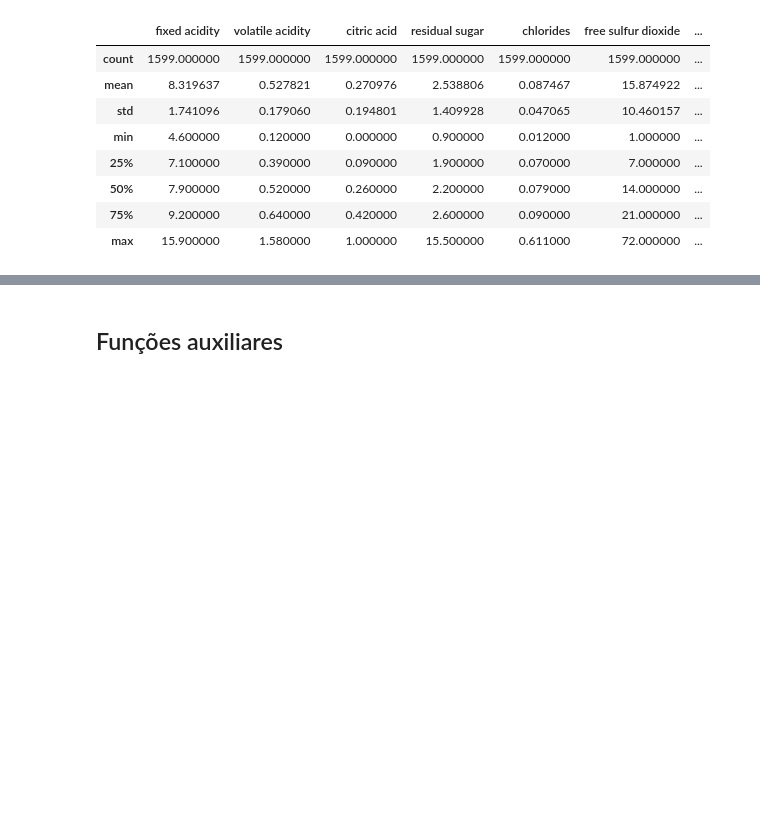
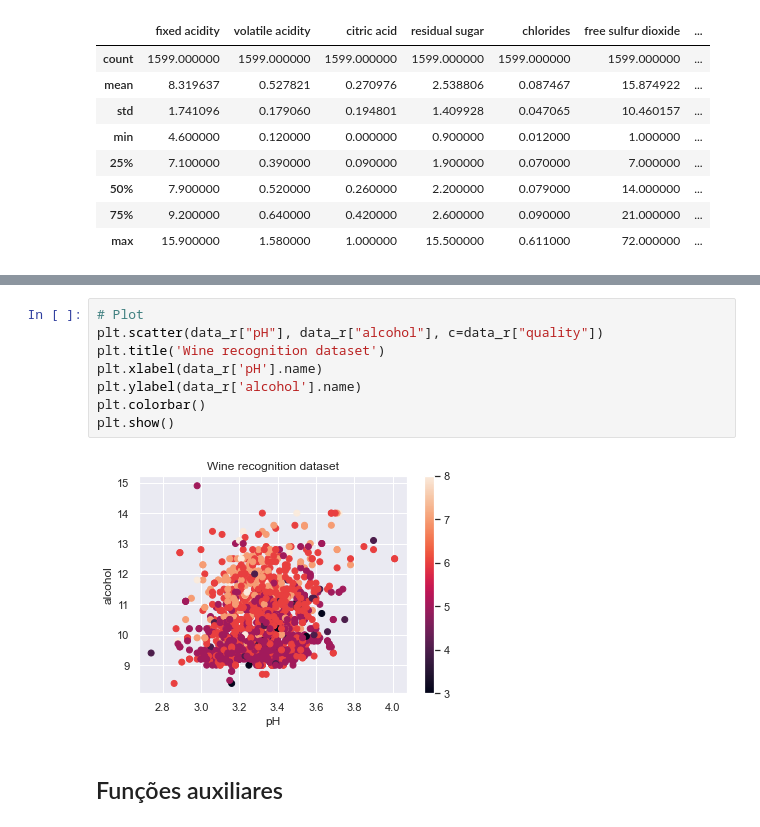
Before and after one commit to franciscomonteiro85/faa-wine-project, a Jupyter notebook: Wine_quality_project.ipynb, the cells around one changed output, grey strips where cells are left out. Saved outputs shown, nothing was run; the diff lists cells and outputs as text; blank space fills up the shorter version.

```diff
--- a/Wine_quality_project.ipynb
+++ b/Wine_quality_project.ipynb
@@ -138,3 +145,13 @@ Median values of red and white wine are equal
+# %%
+# Plot
+plt.scatter(data_r["pH"], data_r["alcohol"], c=data_r["quality"])
+plt.title('Wine recognition dataset')
+plt.xlabel(data_r['pH'].name)
+plt.ylabel(data_r['alcohol'].name)
+plt.colorbar()
+plt.show()
+# %% [output]
+[figure, added]
 # %% [markdown]
 ## Funções auxiliares
 # %%
```
Also changed, not shown: parts of 4 cells of this notebook.
